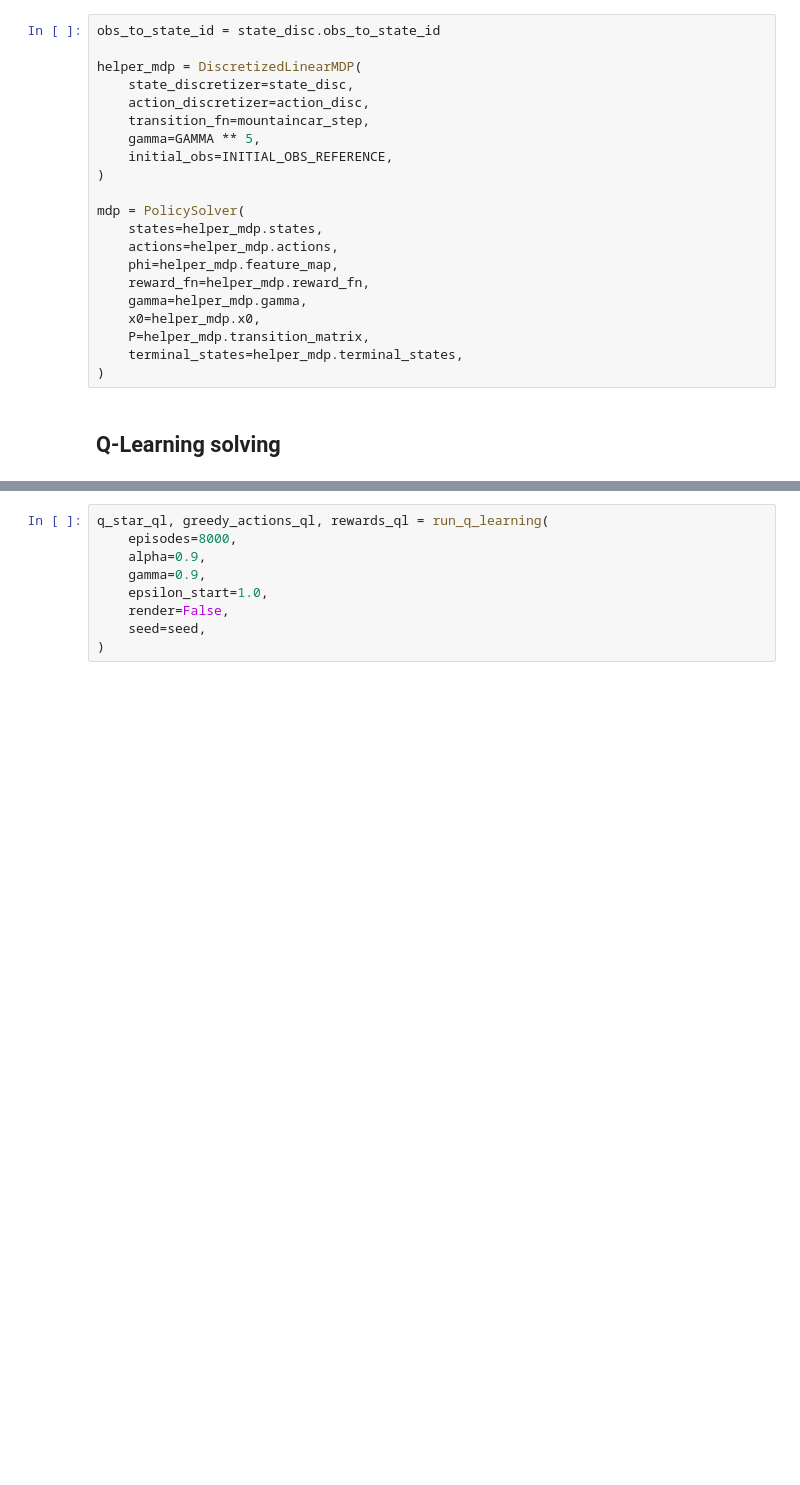
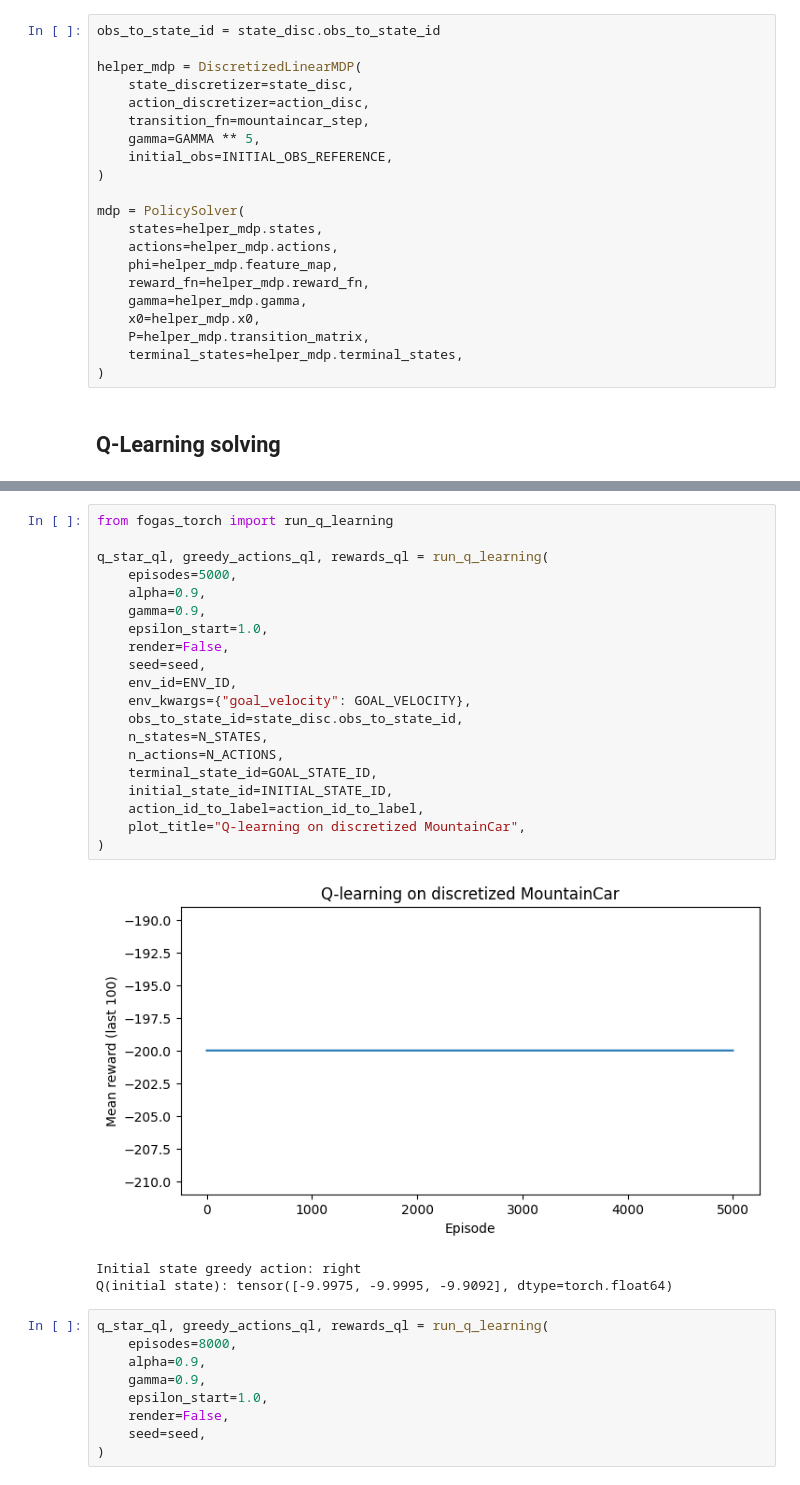
Before and after one commit to maaurod/FOGAS, a Jupyter notebook: testing_vectorized/MountainCar_rebuilt.ipynb, the cells around one changed output, grey strips where cells are left out. Cells and saved outputs as stored; diff of their text form; blank space fills up the shorter version.

```diff
--- a/testing_vectorized/MountainCar_rebuilt.ipynb
+++ b/testing_vectorized/MountainCar_rebuilt.ipynb
@@ -637,3 +560,27 @@ def run_q_learning(
+# %%
+from fogas_torch import run_q_learning
+
+q_star_ql, greedy_actions_ql, rewards_ql = run_q_learning(
+    episodes=5000,
+    alpha=0.9,
+    gamma=0.9,
+    epsilon_start=1.0,
+    render=False,
+    seed=seed,
+    env_id=ENV_ID,
+    env_kwargs={"goal_velocity": GOAL_VELOCITY},
+    obs_to_state_id=state_disc.obs_to_state_id,
+    n_states=N_STATES,
+    n_actions=N_ACTIONS,
+    terminal_state_id=GOAL_STATE_ID,
+    initial_state_id=INITIAL_STATE_ID,
+    action_id_to_label=action_id_to_label,
+    plot_title="Q-learning on discretized MountainCar",
+)
+# %% [output]
+[figure, added]
+Initial state greedy action: right
+Q(initial state): tensor([-9.9975, -9.9995, -9.9092], dtype=torch.float64)
 # %%
 q_star_ql, greedy_actions_ql, rewards_ql = run_q_learning(
     episodes=8000,
```
Also changed, not shown: parts of 1 cell of this notebook.
